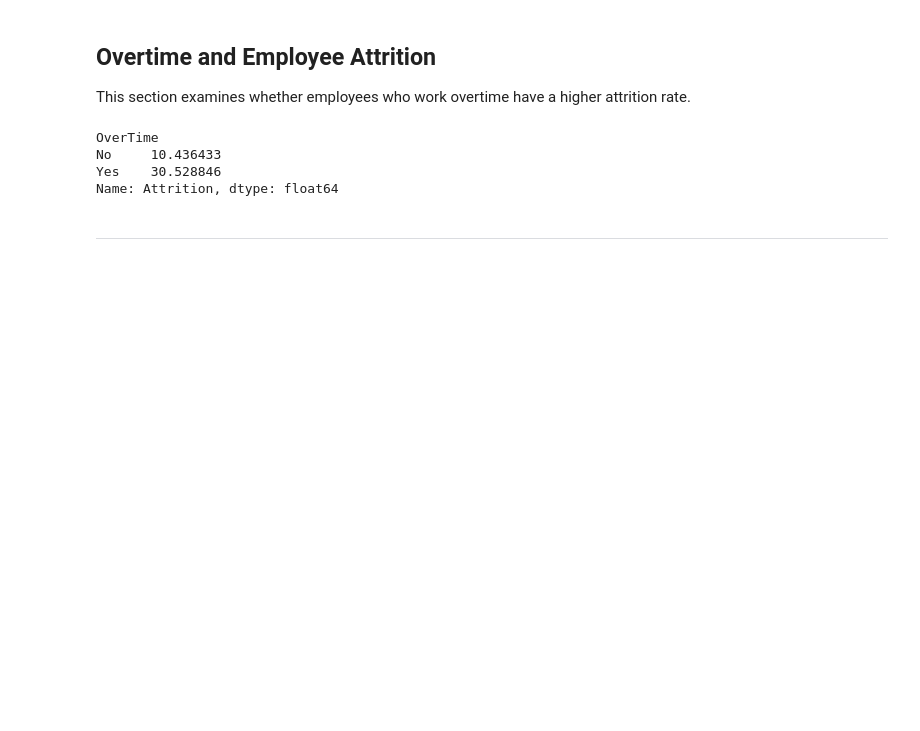
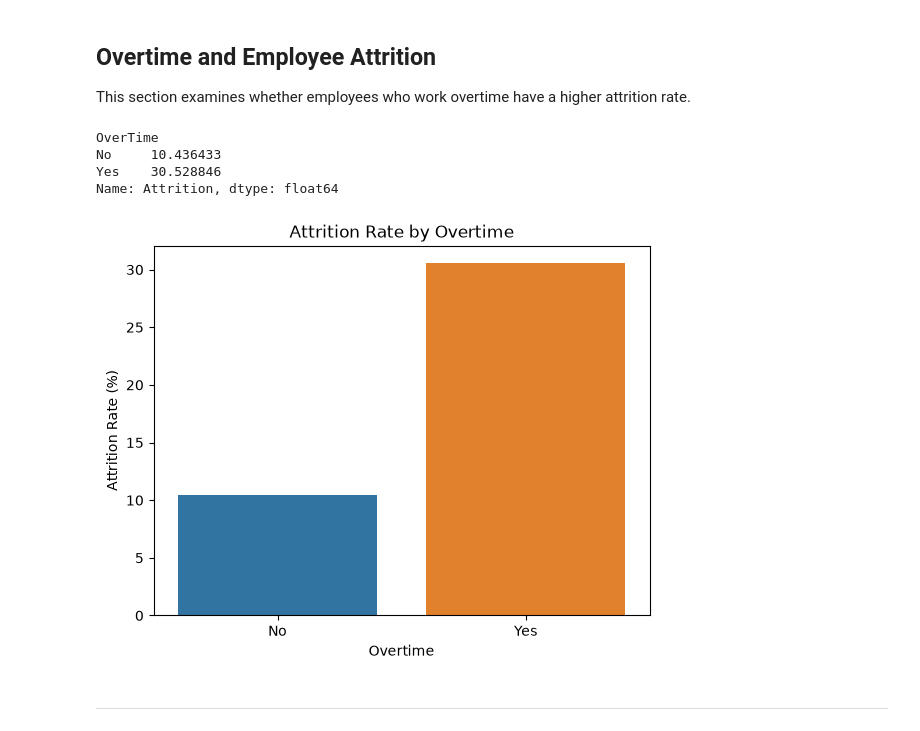
Before and after one commit to sepidehsomeh/employee-attrition-hackathon, a Jupyter notebook: jupyter_notebooks/03-Visualisation.ipynb, the cells around one changed output. Saved outputs shown, nothing was run; the diff lists cells and outputs as text; code cells hidden in the pictures; blank space fills up the shorter version.

```diff
--- a/jupyter_notebooks/03-Visualisation.ipynb
+++ b/jupyter_notebooks/03-Visualisation.ipynb
@@ -217,3 +220,17 @@ fig.show()
+# %%
+sns.barplot(
+    x=overtime_attrition.index,
+    y=overtime_attrition.values,
+    hue=overtime_attrition.index,
+    legend=False
+)
+
+plt.title("Attrition Rate by Overtime")
+plt.xlabel("Overtime")
+plt.ylabel("Attrition Rate (%)")
+plt.show()
+# %% [output]
+[figure, added]
 # %% [markdown]
 ---
 # %% [markdown]
```
Also changed, not shown: parts of 16 cells of this notebook, 10 other files.
